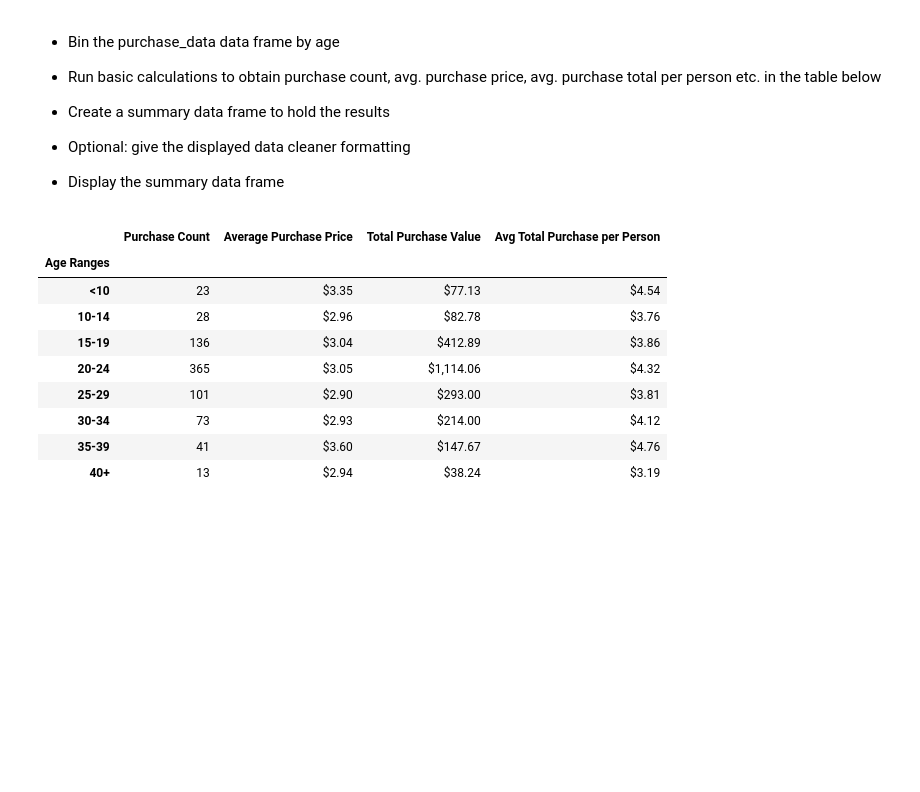
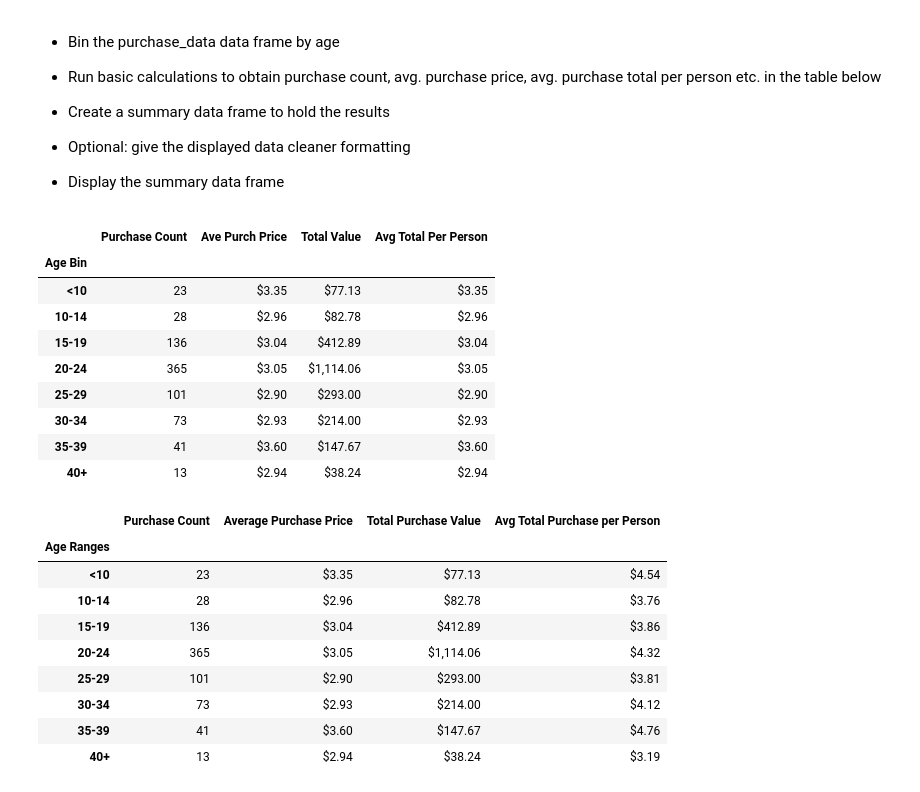
Before and after one commit to bradjmarchant/pandas-challenge, a Jupyter notebook: HeroesOfPymoli/HeroesOfPymoli_starter.ipynb, the cells around one changed output. Saved outputs shown, nothing was run; the diff lists cells and outputs as text; code cells hidden in the pictures; blank space fills up the shorter version.

```diff
--- a/HeroesOfPymoli/HeroesOfPymoli_starter.ipynb
+++ b/HeroesOfPymoli/HeroesOfPymoli_starter.ipynb
@@ -151,6 +214,33 @@ Total
 
 
 * Display the summary data frame
+# %%
+count_age=purchase_data["Age"].count()
+bins = [0, 9, 14, 19, 24, 29, 34, 39,100]
+group_names = ['<10','10-14','15-19','20-24','25-29','30-34','35-39','40+']
+purchase_data['Age Bin']=pd.cut(purchase_data['Age'],bins,labels=group_names,include_lowest=True)
+purchase_data_age= purchase_data.groupby('Age Bin')
+Bin_Total_Sale=purchase_data_age['Price'].sum()
+Bin_Average=purchase_data_age['Price'].mean()
+Bin_Count=purchase_data_age['Price'].count()
+Bin_Ave_Per_Person=Bin_Total_Sale/Bin_Count
+
+Age_Totals=pd.DataFrame({'Purchase Count':Bin_Count,'Ave Purch Price':Bin_Average,'Total Value':Bin_Total_Sale,'Avg Total Per Person':Bin_Ave_Per_Person})
+Age_Totals['Ave Purch Price']=Bin_Average.map("${:,.2f}".format)
+Age_Totals['Total Value']=Bin_Total_Sale.map("${:,.2f}".format)
+Age_Totals['Avg Total Per Person']=Bin_Ave_Per_Person.map("${:,.2f}".format)
+Age_Totals
+# %% [output]
+|  | Purchase Count | Ave Purch Price | Total Value | Avg Total Per Person |
+| Age Bin |  |  |  |  |
+| <10 | 23 | $3.35 | $77.13 | $3.35 |
+| 10-14 | 28 | $2.96 | $82.78 | $2.96 |
+| 15-19 | 136 | $3.04 | $412.89 | $3.04 |
+| 20-24 | 365 | $3.05 | $1,114.06 | $3.05 |
+| 25-29 | 101 | $2.90 | $293.00 | $2.90 |
+| 30-34 | 73 | $2.93 | $214.00 | $2.93 |
+| 35-39 | 41 | $3.60 | $147.67 | $3.60 |
+| 40+ | 13 | $2.94 | $38.24 | $2.94 |
 # %%
 # %% [output]
 |  | Purchase Count | Average Purchase Price | Total Purchase Value | Avg Total Purchase per Person |
```
Also changed, not shown: parts of 16 cells of this notebook.
